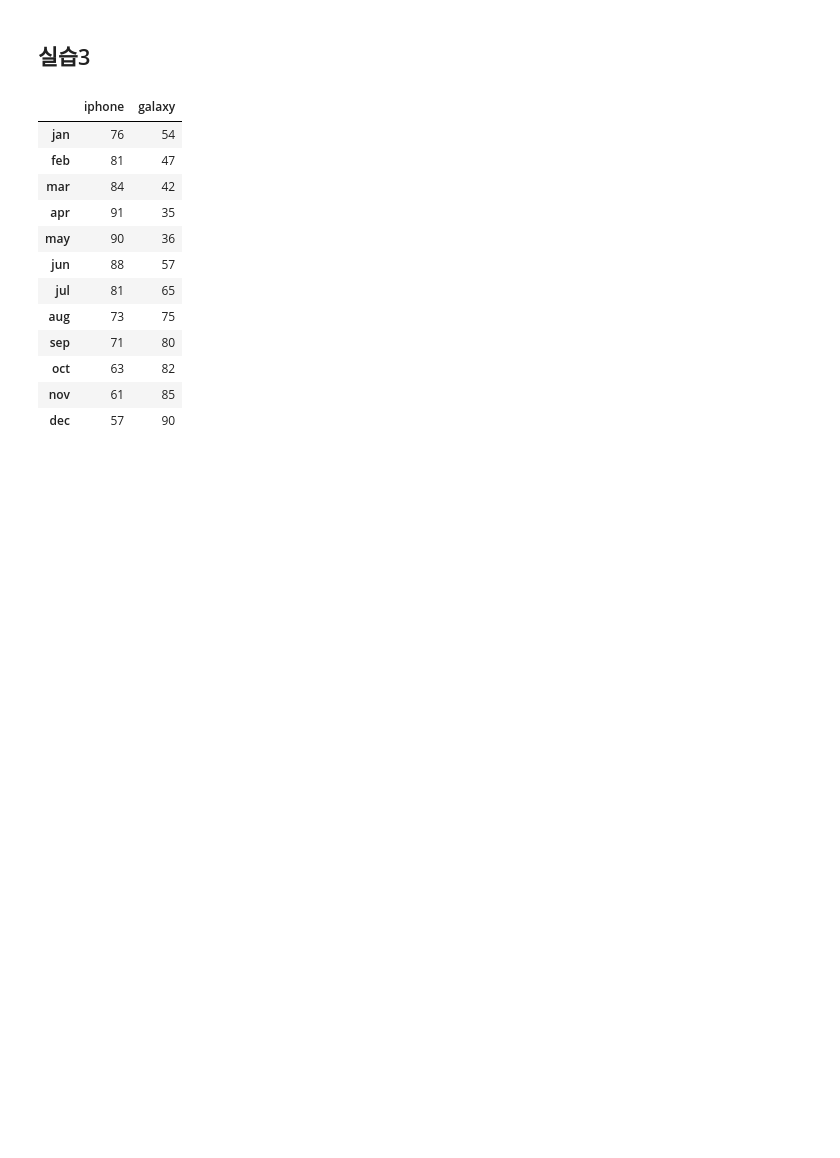
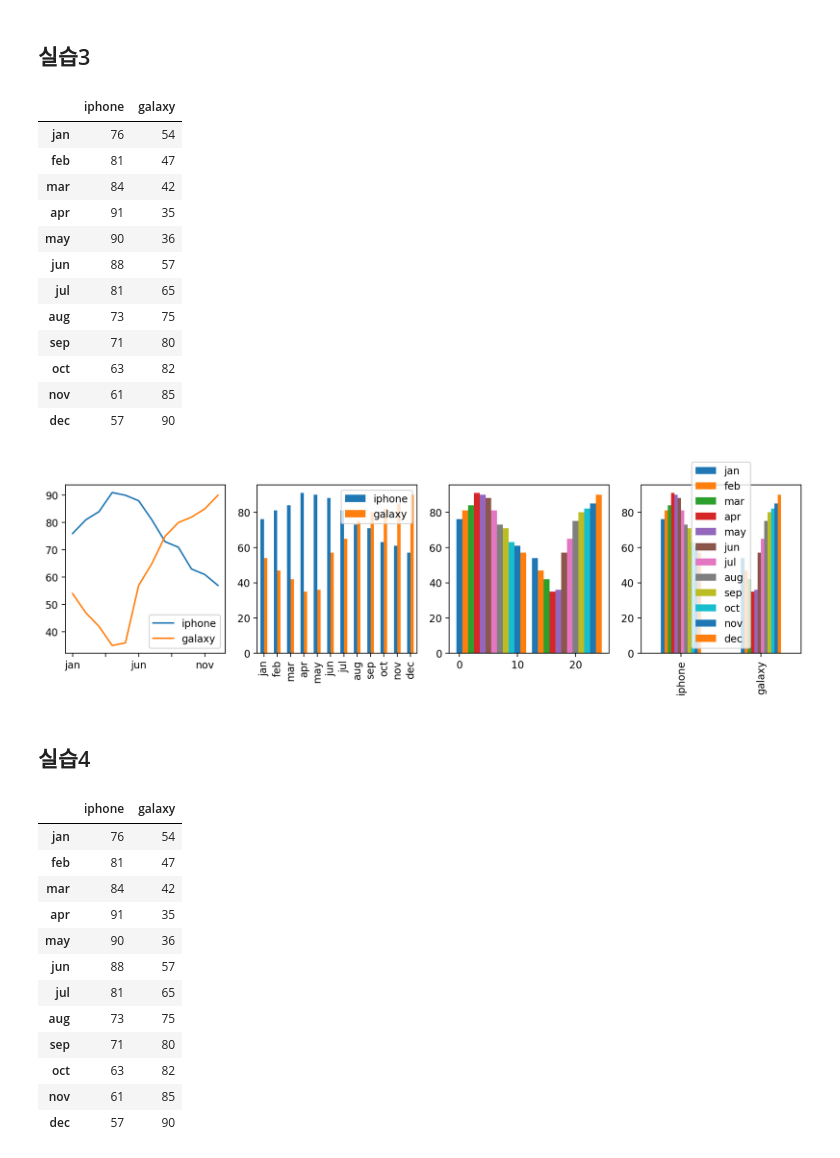
Before and after one commit to Woochang4862/USW-Data-Visualization, a Jupyter notebook: w4/dv2024_4w_code.ipynb, the cells around one changed output. Saved outputs shown, nothing was run; the diff lists cells and outputs as text; code cells hidden in the pictures; blank space fills up the shorter version.

```diff
--- a/w4/dv2024_4w_code.ipynb
+++ b/w4/dv2024_4w_code.ipynb
@@ -338,6 +391,43 @@ _=ax2.set_xticks(ticks=X+0.125, labels=data.index)
 [figure]
 # %% [markdown]
 ## 실습3
+# %%
+fig=plt.figure(figsize=(13,3), dpi=200)
+(ax1,ax2,ax3, ax4)=fig.subplots(1,4)
+
+data=pd.read_table('data/dat_bar.txt',sep='\t', index_col=0)
+data
+
+# ax1
+_=data.plot.line(ax=ax1)
+
+# ax2
+_=data.plot.bar(ax=ax2)
+
+# ax3
+X=np.array([0,13])
+for pos,ind in enumerate(data.index):
+    _=ax3.bar(X+pos, data.loc[ind], width=1)
+
+# ax4
+_=data.T.plot.bar(ax=ax4)
+# %% [output]
+|  | iphone | galaxy |
+| jan | 76 | 54 |
+| feb | 81 | 47 |
+| mar | 84 | 42 |
+| apr | 91 | 35 |
+| may | 90 | 36 |
+| jun | 88 | 57 |
+| jul | 81 | 65 |
+| aug | 73 | 75 |
+| sep | 71 | 80 |
+| oct | 63 | 82 |
+| nov | 61 | 85 |
+| dec | 57 | 90 |
+[figure, added]
+# %% [markdown]
+## 실습4
 # %%
 fig=plt.figure(figsize=(8,5), dpi=100)
 ax1, ax2=fig.subplots(1,2)
```
Also changed, not shown: parts of 10 cells of this notebook, 6 other files.
